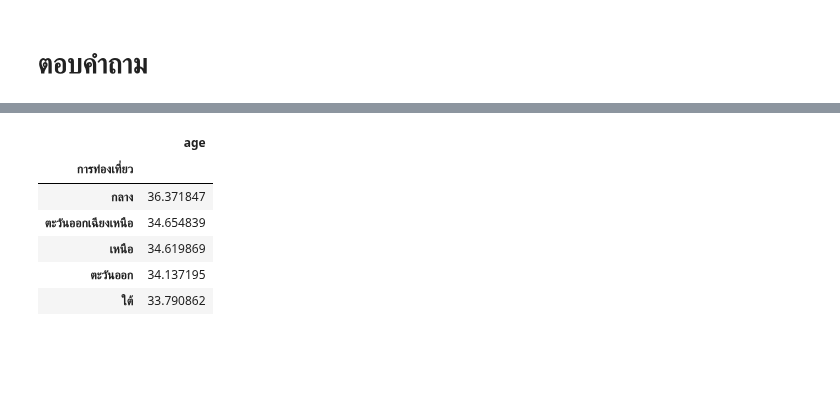
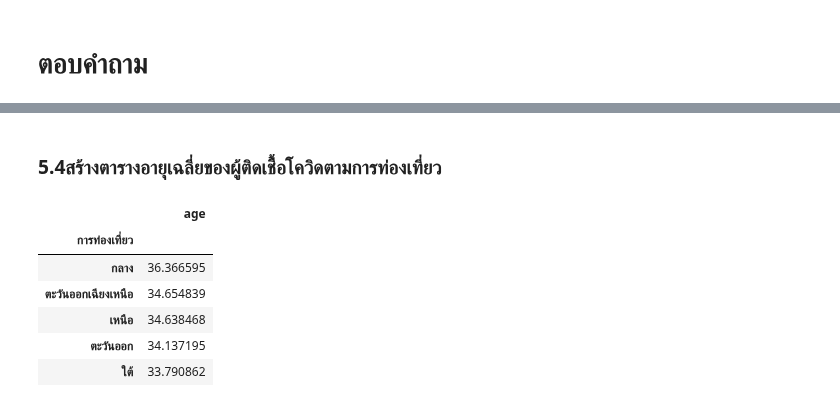
Before and after one commit to kittimaxz/data_viz_2022, a Jupyter notebook: BasicPython&DataViz_midterm2022.ipynb, the cells around one changed output, grey strips where cells are left out. Drawn from its saved outputs; the diff is of its cells as text; code cells hidden in the pictures; blank space fills up the shorter version.

```diff
--- a/BasicPython&DataViz_midterm2022.ipynb
+++ b/BasicPython&DataViz_midterm2022.ipynb
@@ -228,8 +228,8 @@ data =[['อำนาจเจริญ','ตะวันออกเฉีย
             ['กำแพงเพชร','กลาง','เหนือ','เหนือ','เหนือ'],
             ['เพชรบูรณ์','กลาง','เหนือ','เหนือ','เหนือ'],
             ['นครสวรรค์','กลาง','เหนือ','กลาง','เหนือ'],
-            ['อุทัยทานี','กลาง','เหนือ','กลาง','เหนือ'],
-            ['อ่างทอ','กลาง','กลาง','กลาง','กลาง'],
+            ['อุทัยธานี','กลาง','เหนือ','กลาง','เหนือ'],
+            ['อ่างทอง','กลาง','กลาง','กลาง','กลาง'],
             ['ชัยนาท','กลาง','กลาง','กลาง','กลาง'],
             ['พระนครศรีอยุธยา','กลาง','กลาง','กลาง','กลาง'],
             ['กรุงเทพมหานคร','กลาง','กลาง','กลาง','กลาง'],
@@ -637,11 +716,13 @@ mean_region_อุตุนิยมวิทยา.iloc[:,1:2]
+# %% [markdown]
+### 5.4สร้างตารางอายุเฉลี่ยของผู้ติดเชื้อโควิดตามการท่องเที่ยว
 # %%
-mean_region_การท่องเที่ยว = data.groupby('การท่องเที่ยว').mean().sort_values(by=['age'],ascending=False)
-mean_region_การท่องเที่ยว.iloc[:,1:2]
+mean_region_traveling = data.groupby('การท่องเที่ยว').mean().sort_values(by=['age'],ascending=False)
+mean_region_traveling.iloc[:,1:2]
 # %% [output]
 |  | age |
 | การท่องเที่ยว |  |
-| กลาง | 36.371847 |
+| กลาง | 36.366595 |
 | ตะวันออกเฉียงเหนือ | 34.654839 |
-| เหนือ | 34.619869 |
+| เหนือ | 34.638468 |
 | ตะวันออก | 34.137195 |
 | ใต้ | 33.790862 |
```
Also changed, not shown: parts of 90 cells of this notebook.
